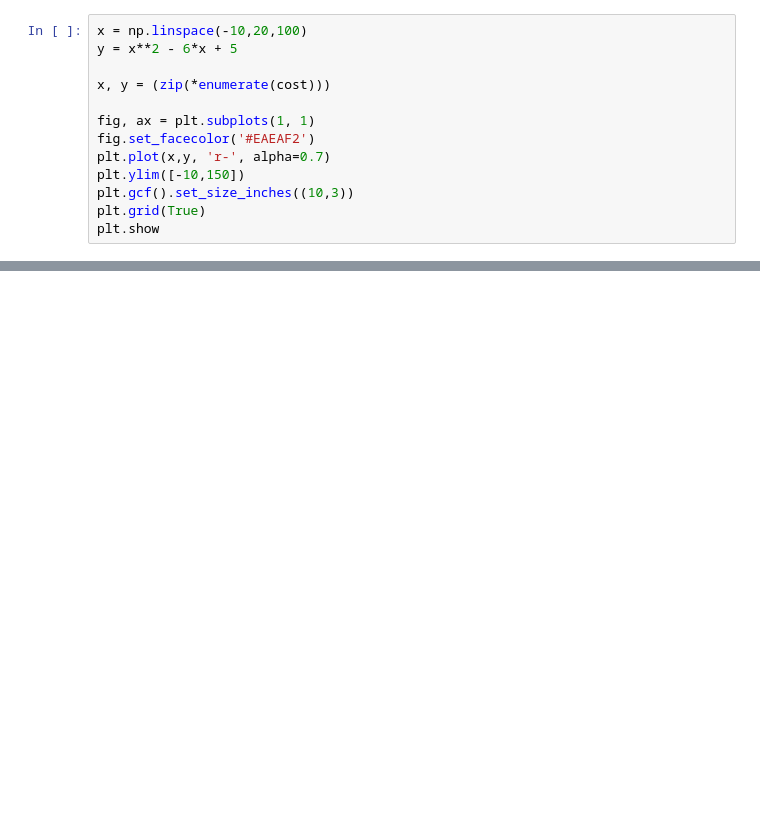
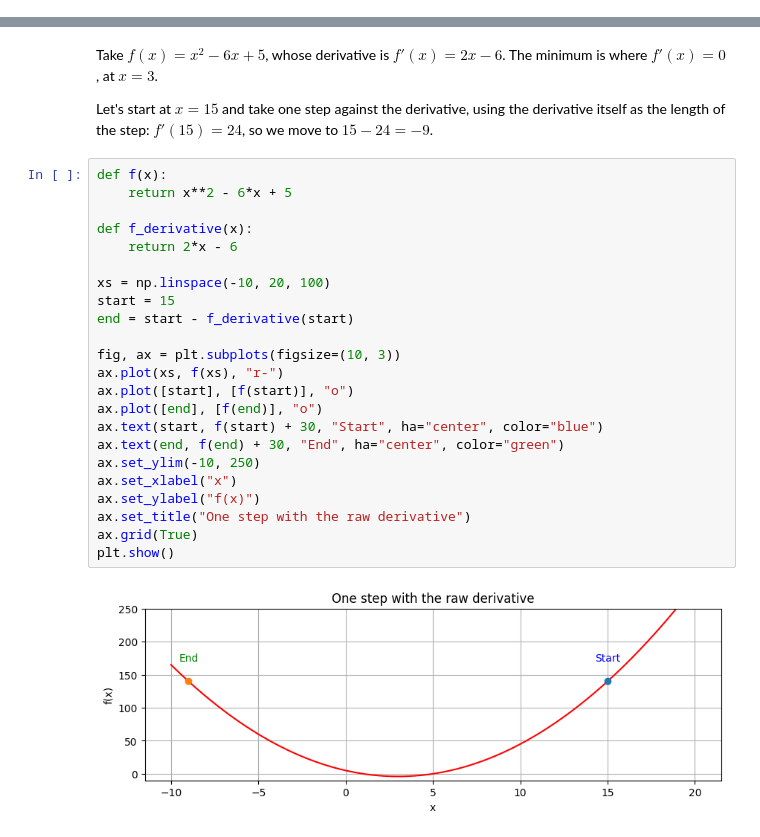
Before and after one commit to dsml-bootcamp-1/nbs-5-master, a Jupyter notebook: s-507/4. Deep Learning I.ipynb, the cells around one changed output, grey strips where cells are left out. Cells and saved outputs as stored; diff of their text form; blank space fills up the shorter version.

```diff
--- a/s-507/4. Deep Learning I.ipynb
+++ b/s-507/4. Deep Learning I.ipynb
@@ -205,13 +0,0 @@ Local minimum occurs at 3.000000.
-# %%
-x = np.linspace(-10,20,100)
-y = x**2 - 6*x + 5
-
-x, y = (zip(*enumerate(cost)))
-
-fig, ax = plt.subplots(1, 1)
-fig.set_facecolor('#EAEAF2')
-plt.plot(x,y, 'r-', alpha=0.7)
-plt.ylim([-10,150])
-plt.gcf().set_size_inches((10,3))
-plt.grid(True)
-plt.show
@@ -704,0 +146,29 @@ Any complex function that can be decomposed in a set of elementary functions can
+# %% [markdown]
+Take $f(x) = x^2 - 6x + 5$, whose derivative is $f'(x) = 2x - 6$. The minimum is where $f'(x) = 0$, at $x = 3$.
+
+Let's start at $x = 15$ and take one step against the derivative, using the derivative itself as the length of the step: $f'(15) = 24$, so we move to $15 - 24 = -9$.
+# %%
+def f(x):
+    return x**2 - 6*x + 5
+
+def f_derivative(x):
+    return 2*x - 6
+
+xs = np.linspace(-10, 20, 100)
+start = 15
+end = start - f_derivative(start)
+
+fig, ax = plt.subplots(figsize=(10, 3))
+ax.plot(xs, f(xs), "r-")
+ax.plot([start], [f(start)], "o")
+ax.plot([end], [f(end)], "o")
+ax.text(start, f(start) + 30, "Start", ha="center", color="blue")
+ax.text(end, f(end) + 30, "End", ha="center", color="green")
+ax.set_ylim(-10, 250)
+ax.set_xlabel("x")
+ax.set_ylabel("f(x)")
+ax.set_title("One step with the raw derivative")
+ax.grid(True)
+plt.show()
+# %% [output]
+[figure, added]
```
Also changed, not shown: parts of 92 cells of this notebook, 6 other files.
